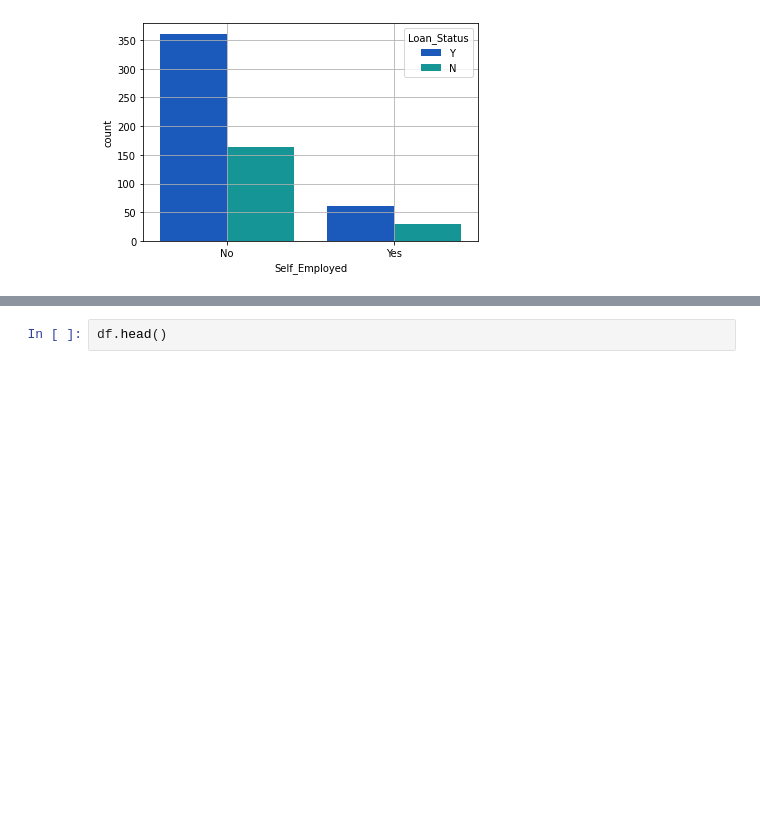
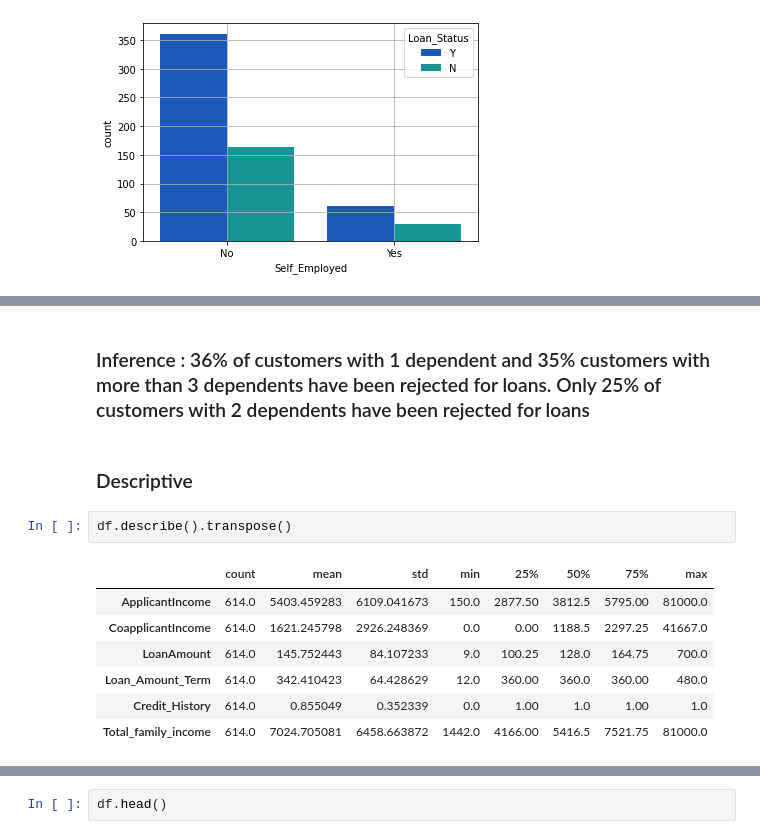
Before and after one commit to SharanDHONI/Loan-Apprval-prediction-AnalyticsVidhya, a Jupyter notebook: Loan.ipynb, the cells around one changed output, grey strips where cells are left out. Saved outputs shown, nothing was run; the diff lists cells and outputs as text; blank space fills up the shorter version.

```diff
--- a/Loan.ipynb
+++ b/Loan.ipynb
@@ -491,0 +449,14 @@ Name: LoanAmount, dtype: float64
+# %% [markdown]
+### Inference : 36% of customers with 1 dependent and 35% customers with more than 3 dependents have been rejected for loans. Only 25% of customers with 2 dependents have been rejected for loans
+# %% [markdown]
+### Descriptive
+# %%
+df.describe().transpose()
+# %% [output]
+|  | count | mean | std | min | 25% | 50% | 75% | max |
+| ApplicantIncome | 614.0 | 5403.459283 | 6109.041673 | 150.0 | 2877.50 | 3812.5 | 5795.00 | 81000.0 |
+| CoapplicantIncome | 614.0 | 1621.245798 | 2926.248369 | 0.0 | 0.00 | 1188.5 | 2297.25 | 41667.0 |
+| LoanAmount | 614.0 | 145.752443 | 84.107233 | 9.0 | 100.25 | 128.0 | 164.75 | 700.0 |
+| Loan_Amount_Term | 614.0 | 342.410423 | 64.428629 | 12.0 | 360.00 | 360.0 | 360.00 | 480.0 |
+| Credit_History | 614.0 | 0.855049 | 0.352339 | 0.0 | 1.00 | 1.0 | 1.00 | 1.0 |
+| Total_family_income | 614.0 | 7024.705081 | 6458.663872 | 1442.0 | 4166.00 | 5416.5 | 7521.75 | 81000.0 |
```
Also changed, not shown: parts of 46 cells of this notebook.
